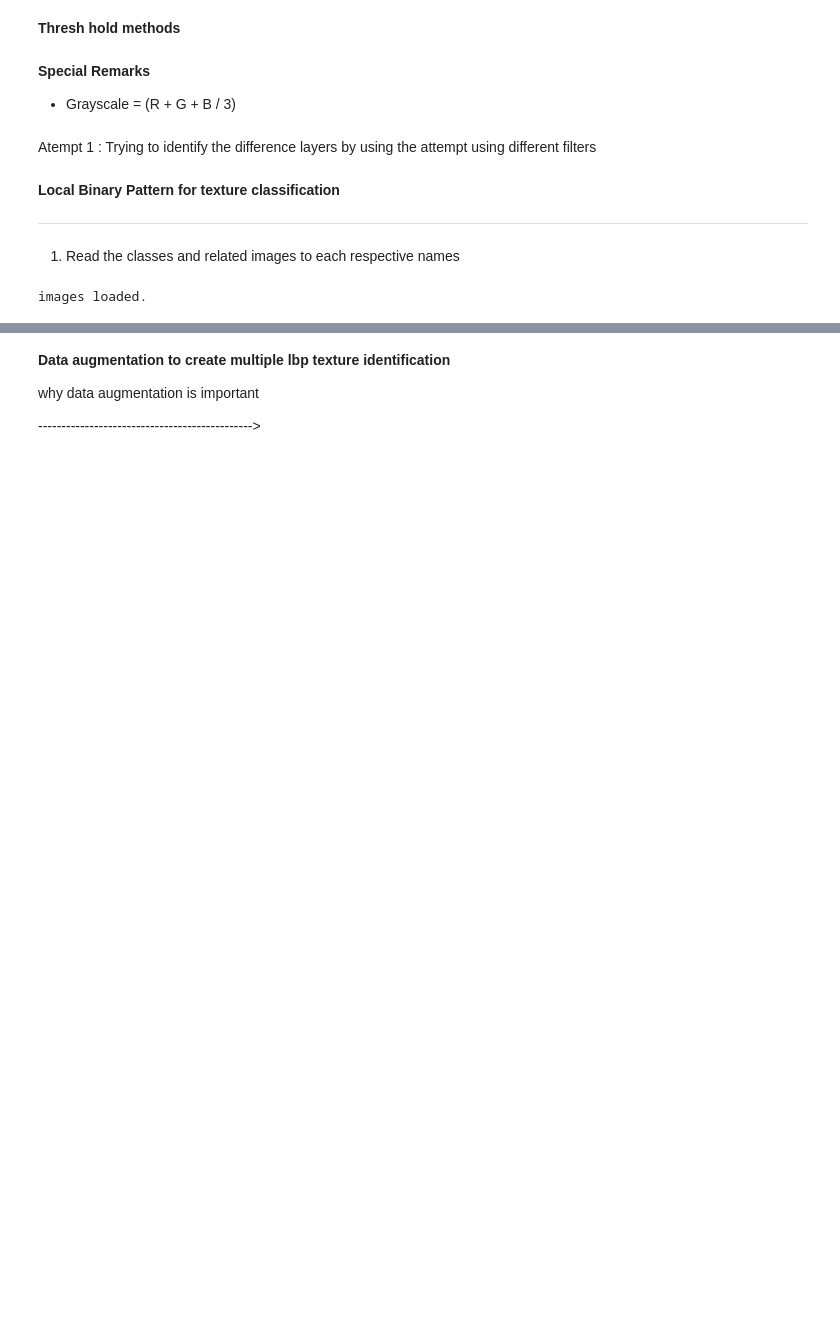
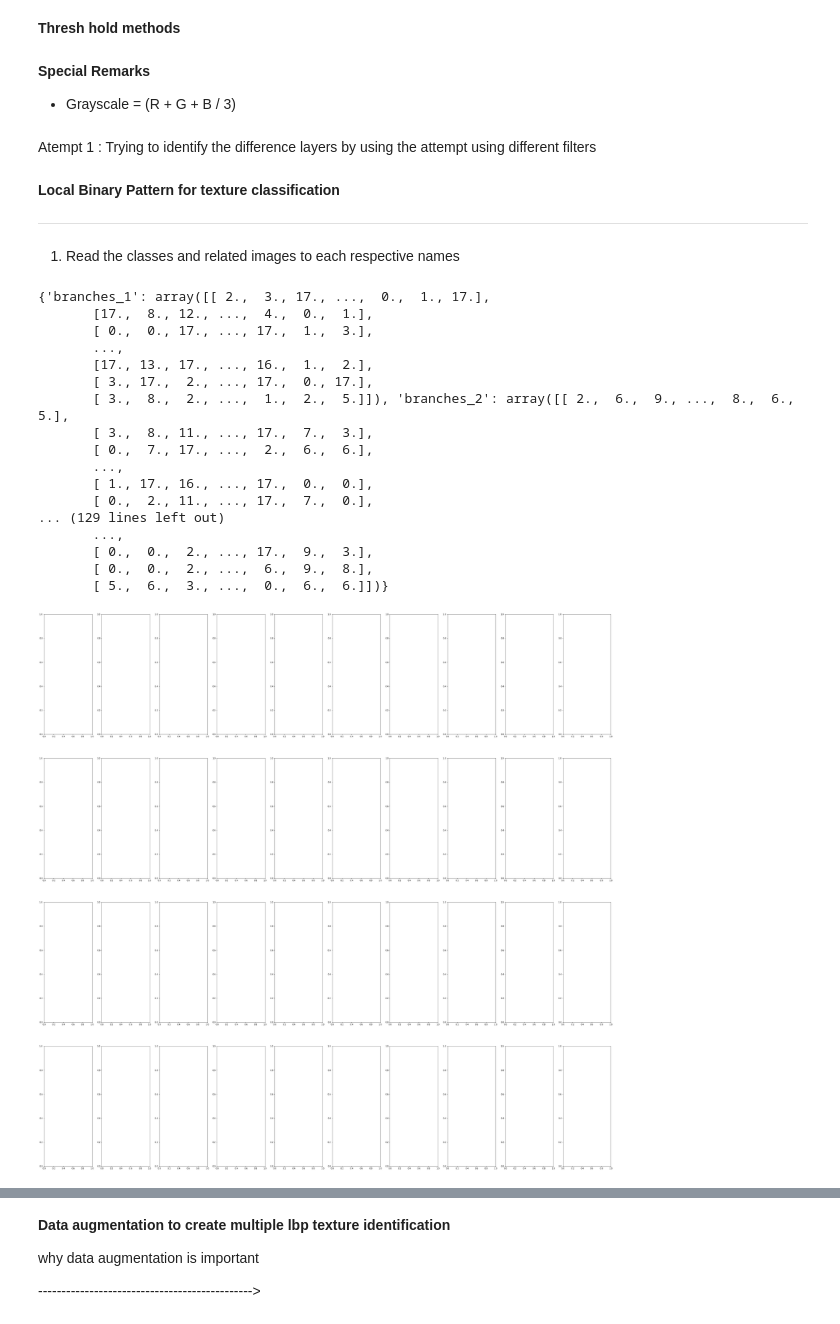
Before and after one commit to dishan3x/Lbp_Object_identification, a Jupyter notebook: Local_Binary_Pattern_Classifier.ipynb, the cells around one changed output, grey strips where cells are left out. Saved outputs shown, nothing was run; the diff lists cells and outputs as text; code cells hidden in the pictures; blank space fills up the shorter version.

Commit message:
added new content

```diff
--- a/Local_Binary_Pattern_Classifier.ipynb
+++ b/Local_Binary_Pattern_Classifier.ipynb
@@ -39,22 +38,50 @@ Atempt 1 : Trying to identify the difference layers by using the attempt using d
 # %%
 # Reading data
 image_list = []
-pictureDictionary= {}
+lbp_ref_dictionary= {}
+images_ref_dictionary = {}
 # settings for LBP
 radius = 2
 n_points = 8 * radius
 METHOD = 'uniform'
 
-os.path.basename('/content/drive/My Drive/canopyPics/labelData')
 
-for filename in glob.glob('/content/drive/My Drive/canopyPics/labelData/*'): #assuming gif
-    print(filename)
-    image_np=np.array(io.imread(filename, as_gray=True) )
-    lbp = local_binary_pattern(image_np, n_points, radius, METHOD)
+for filename in glob.glob('images/labelData/*'): #assuming gif
+    filename = os.path.basename(filename)
+    fileurl  = 'images/labelData/'+filename
+    image_np      = np.array(io.imread(fileurl, as_gray=True) )
+    #image_resized = resize(image_np, (512,512),anti_aliasing=True)
+    lbp           = local_binary_pattern(image_np, n_points, radius, METHOD)
     fileName_absolute = os.path.basename(filename)
     fileNamesplit = fileName_absolute.split(".")
-    pictureDictionary[fileNamesplit[0]] = lbp
-
-print("images loaded.")
+    images_ref_dictionary[fileNamesplit[0]] = image_np
+    lbp_ref_dictionary[fileNamesplit[0]] = lbp
-# %% [output]
-images loaded.
+# %%
+#fig = plt.figure(figsize=(50, 50))  # width, height in inches
+
+fig,axes = plt.subplots(nrows = 4, ncols = 10, figsize=(50,50))
+
+count = 0;
+kk = lbp_ref_dictionary.items()
+#for name, ref in lbp_ref_dictionary.items():
+#    axes[0,count].imshow(ref)
+print(lbp_ref_dictionary)
+# %% [output]
+{'branches_1': array([[ 2.,  3., 17., ...,  0.,  1., 17.],
+       [17.,  8., 12., ...,  4.,  0.,  1.],
+       [ 0.,  0., 17., ..., 17.,  1.,  3.],
+       ...,
+       [17., 13., 17., ..., 16.,  1.,  2.],
+       [ 3., 17.,  2., ..., 17.,  0., 17.],
+       [ 3.,  8.,  2., ...,  1.,  2.,  5.]]), 'branches_2': array([[ 2.,  6.,  9., ...,  8.,  6.,  5.],
+       [ 3.,  8., 11., ..., 17.,  7.,  3.],
+       [ 0.,  7., 17., ...,  2.,  6.,  6.],
+       ...,
+       [ 1., 17., 16., ..., 17.,  0.,  0.],
+       [ 0.,  2., 11., ..., 17.,  7.,  0.],
+... (129 lines left out)
+       ...,
+       [ 0.,  0.,  2., ..., 17.,  9.,  3.],
+       [ 0.,  0.,  2., ...,  6.,  9.,  8.],
+       [ 5.,  6.,  3., ...,  0.,  6.,  6.]])}
+[figure, added]
```
Also changed, not shown: parts of 8 cells of this notebook, 23 other files.
